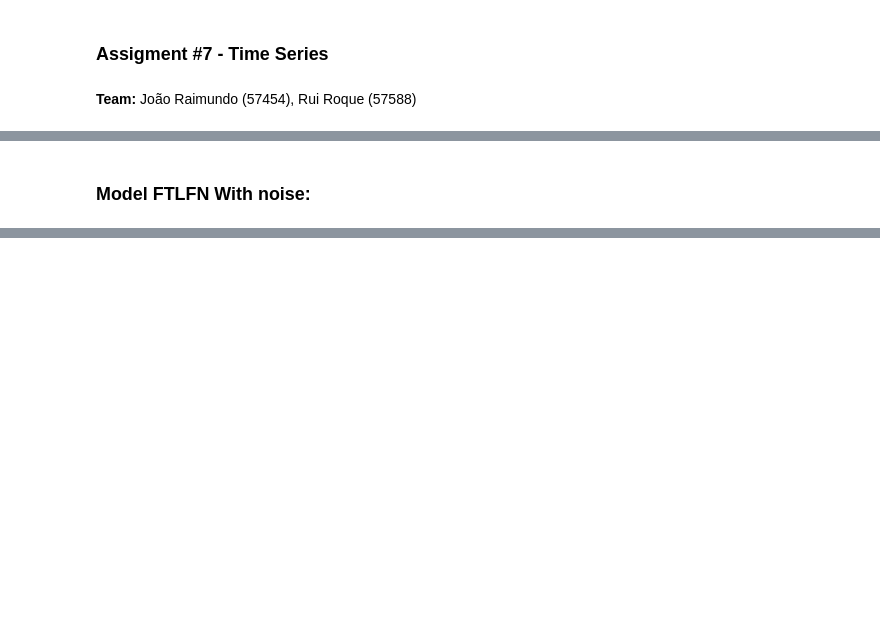
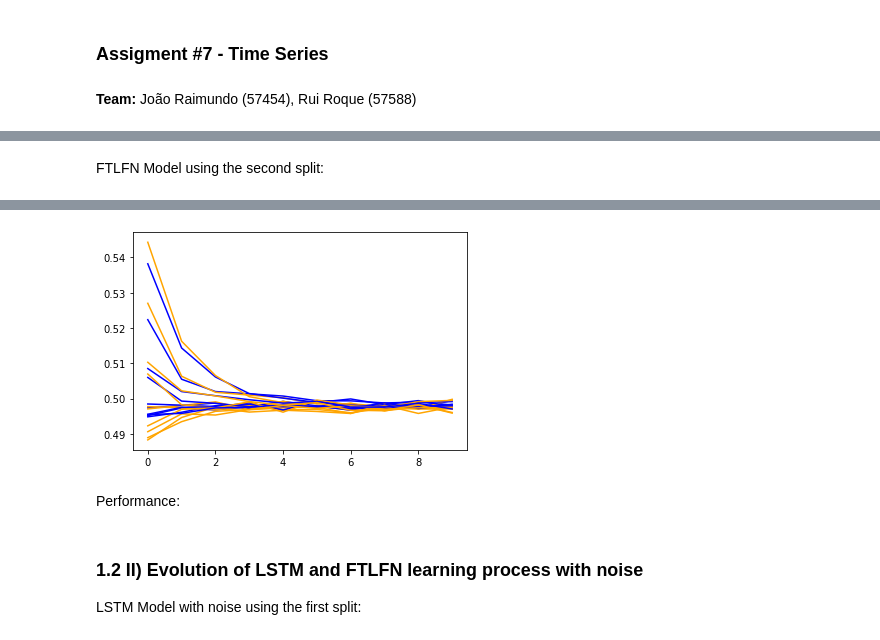
Before and after one commit to ray2g/Advanced-Machine-Learning-Projects, a Jupyter notebook: Assig_7/Assig7.ipynb, the cells around one changed output, grey strips where cells are left out. Drawn from its saved outputs; the diff is of its cells as text; code cells hidden in the pictures; blank space fills up the shorter version.

```diff
--- a/Assig_7/Assig7.ipynb
+++ b/Assig_7/Assig7.ipynb
@@ -326,2 +300,5 @@ Currently fitting the model with the training set with 10  epochs:
-# %% [markdown]
-### Model FTLFN With noise:
+# %% [markdown]
+FTLFN Model using the second split:
+# %%
+run_ftlfn(X_train_2, y_train_2, X_test_2, y_test_2, 10, 10)
+# %% [output]
@@ -327,0 +322,7 @@ Currently fitting the model with the training set with 10  epochs:
+[figure, added]
+# %% [markdown]
+Performance:
+# %% [markdown]
+### 1.2 II) Evolution of LSTM and FTLFN learning process with noise
+
+LSTM Model with noise using the first split:
```
Also changed, not shown: parts of 59 cells of this notebook.
